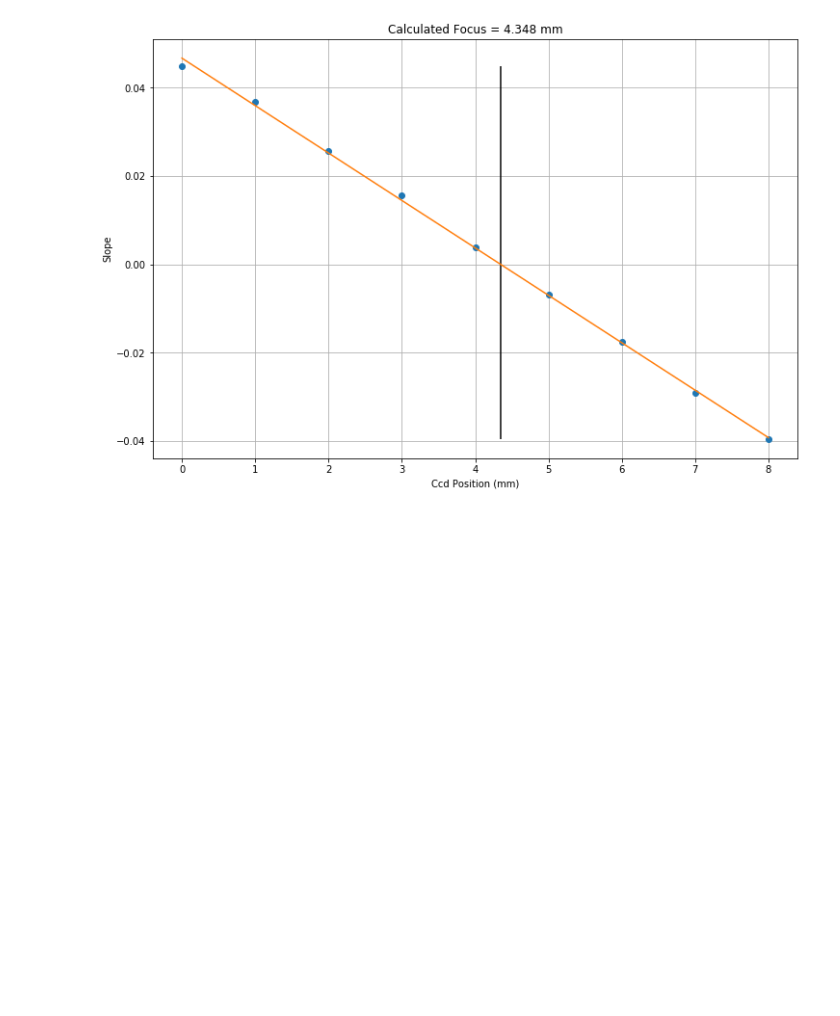
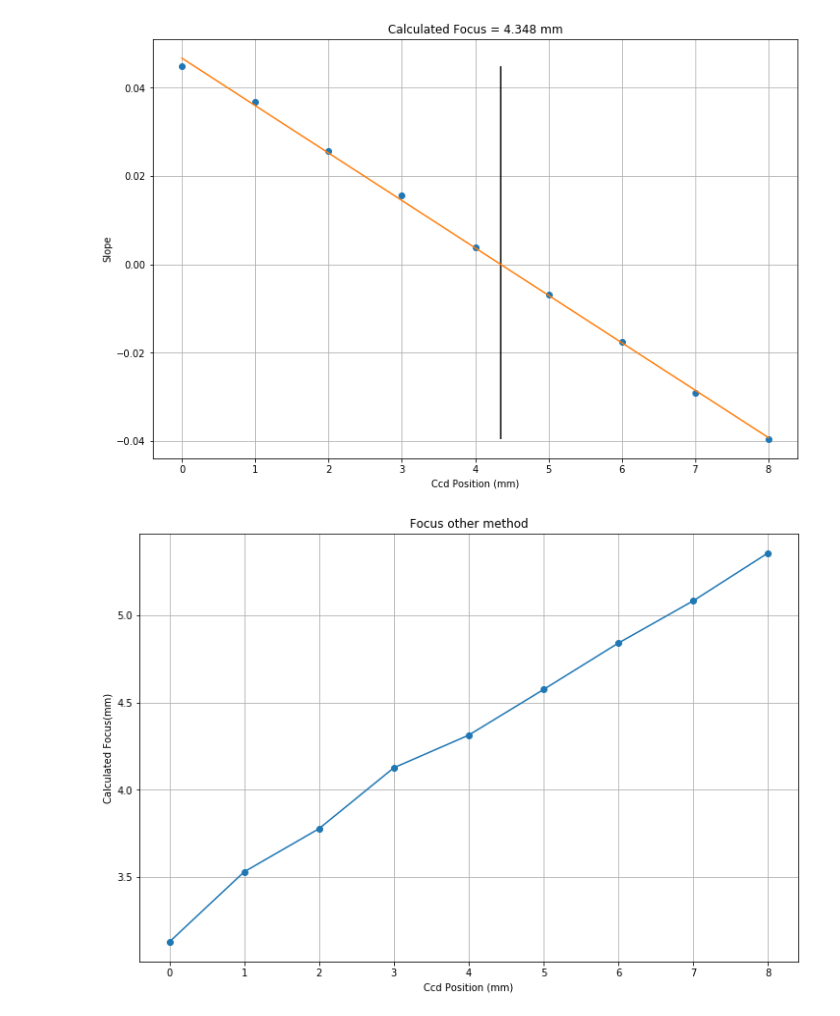
Before and after one commit to alefur/ait-notebook, a Jupyter notebook: Sac_Alignment-Final.ipynb, the cells around one changed output. Saved outputs shown, nothing was run; the diff lists cells and outputs as text; code cells hidden in the pictures; blank space fills up the shorter version.

```diff
--- a/Sac_Alignment-Final.ipynb
+++ b/Sac_Alignment-Final.ipynb
@@ -86 +99,8 @@ df = pd.DataFrame(data=data, columns=['focus', 'slope'])
+# %%
+data = []
+for ccdPosition, df in cube.groupby('ccdPosition'):
+    [slope, offset] = np.polyfit(df['pentaPosition'], df['shift_x'], deg=1)
+    data.append((ccdPosition, slope))
+
+df = pd.DataFrame(data=data, columns=['ccdPosition', 'slope'])
 # %%
@@ -104,3 +123,20 @@ if doSave:
     plt.savefig(os.path.join(imgPath, 'SM1_SACALIGN_EXP%i-%i_CALC_FOCUS.png'%(experimentStart, experimentEnd)))
 # %% [output]
 [figure]
+# %%
+f = 1497.
+pix_size = 4.539e-3
+foc = []
+
+for ccdPosition, df in cube.groupby('ccdPosition'):
+    foc.append(ccdPosition+df.shift_x.iloc[-1] * pix_size * f / 90.)
+# %%
+plt.figure(figsize=(12,8))
+plt.xlabel('Ccd Position (mm)')
+plt.ylabel('Calculated Focus(mm)')
+plt.title('Focus other method')
+
+plt.plot(foc, 'o-')
+plt.grid()
+# %% [output]
+[figure, added]
```
Also changed, not shown: parts of 6 cells of this notebook, 1 other file.
